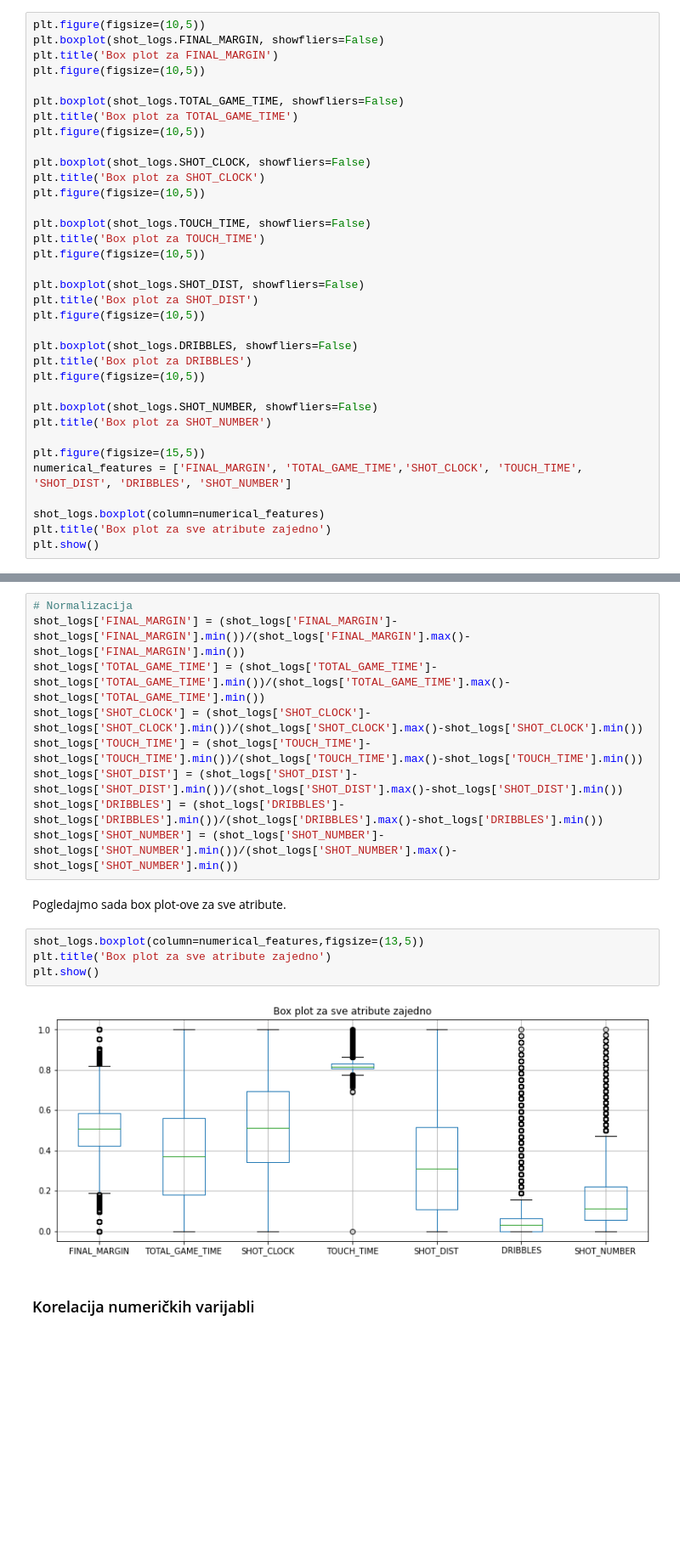
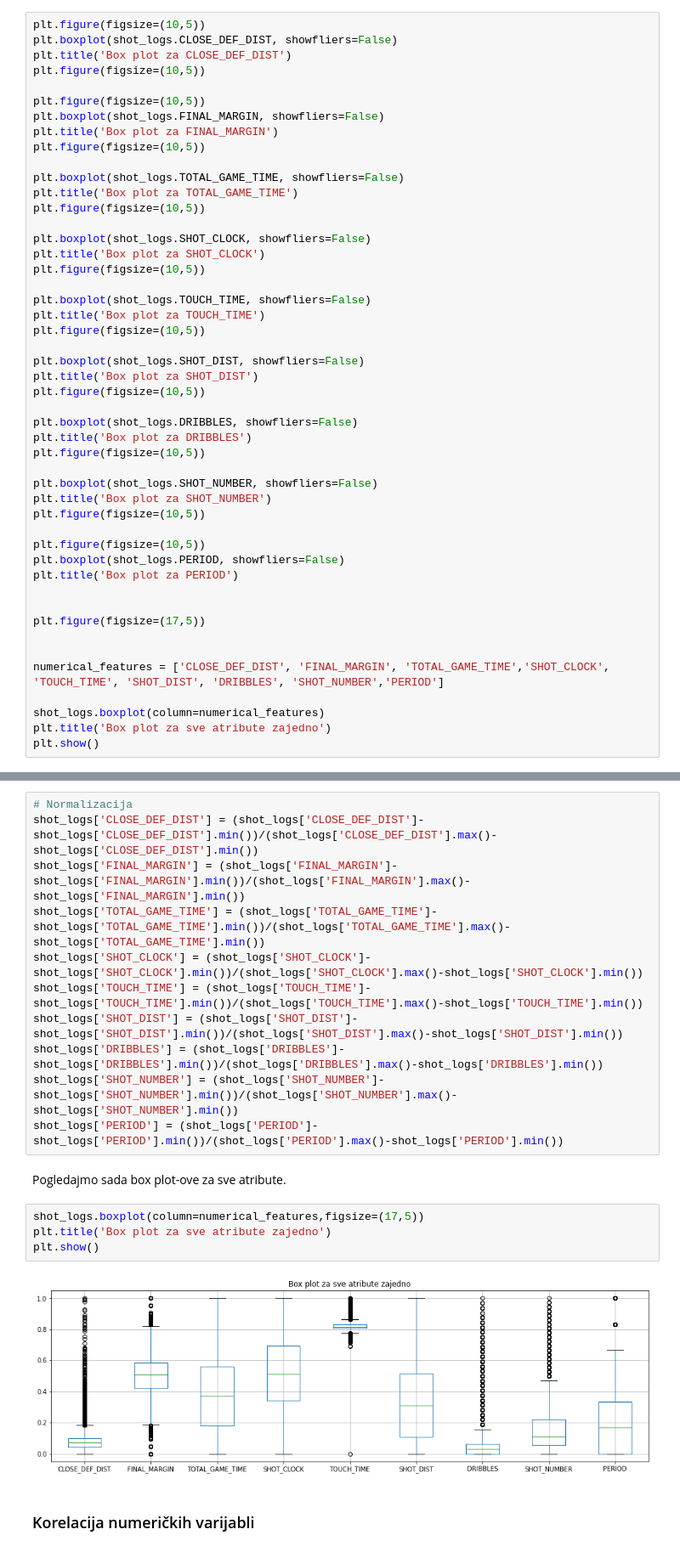
Before and after one commit to MladenDzida/NBA-Shot-Prediction, a Jupyter notebook: nba_shot_prediction.ipynb, the cells around one changed output, grey strips where cells are left out. Shown at 85% size. Drawn from its saved outputs; the diff is of its cells as text; blank space fills up the shorter version.

```diff
--- a/nba_shot_prediction.ipynb
+++ b/nba_shot_prediction.ipynb
@@ -272,6 +272,11 @@ print(shot_logs[['GAME_CLOCK','PERIOD','TOTAL_GAME_TIME']])
 
 [122502 rows x 3 columns]
 # %%
+plt.figure(figsize=(10,5))
+plt.boxplot(shot_logs.CLOSE_DEF_DIST, showfliers=False)
+plt.title('Box plot za CLOSE_DEF_DIST')
+plt.figure(figsize=(10,5))
+
 plt.figure(figsize=(10,5))
 plt.boxplot(shot_logs.FINAL_MARGIN, showfliers=False)
 plt.title('Box plot za FINAL_MARGIN')
@@ -299,9 +304,17 @@ plt.figure(figsize=(10,5))
 
 plt.boxplot(shot_logs.SHOT_NUMBER, showfliers=False)
 plt.title('Box plot za SHOT_NUMBER')
+plt.figure(figsize=(10,5))
 
-plt.figure(figsize=(15,5))
-numerical_features = ['FINAL_MARGIN', 'TOTAL_GAME_TIME','SHOT_CLOCK', 'TOUCH_TIME', 'SHOT_DIST', 'DRIBBLES', 'SHOT_NUMBER']
+plt.figure(figsize=(10,5))
+plt.boxplot(shot_logs.PERIOD, showfliers=False)
+plt.title('Box plot za PERIOD')
+
+
+plt.figure(figsize=(17,5))
+
+
+numerical_features = ['CLOSE_DEF_DIST', 'FINAL_MARGIN', 'TOTAL_GAME_TIME','SHOT_CLOCK', 'TOUCH_TIME', 'SHOT_DIST', 'DRIBBLES', 'SHOT_NUMBER','PERIOD']
 
 shot_logs.boxplot(column=numerical_features)
 plt.title('Box plot za sve atribute zajedno')
@@ -320,6 +337,7 @@ plt.show()
 Provest ću normalizaciju atributa kako bi bili na istoj skali i jednako vrijedni
 # %%
 # Normalizacija
+shot_logs['CLOSE_DEF_DIST'] = (shot_logs['CLOSE_DEF_DIST']-shot_logs['CLOSE_DEF_DIST'].min())/(shot_logs['CLOSE_DEF_DIST'].max()-shot_logs['CLOSE_DEF_DIST'].min())
 shot_logs['FINAL_MARGIN'] = (shot_logs['FINAL_MARGIN']-shot_logs['FINAL_MARGIN'].min())/(shot_logs['FINAL_MARGIN'].max()-shot_logs['FINAL_MARGIN'].min())
 shot_logs['TOTAL_GAME_TIME'] = (shot_logs['TOTAL_GAME_TIME']-shot_logs['TOTAL_GAME_TIME'].min())/(shot_logs['TOTAL_GAME_TIME'].max()-shot_logs['TOTAL_GAME_TIME'].min())
 shot_logs['SHOT_CLOCK'] = (shot_logs['SHOT_CLOCK']-shot_logs['SHOT_CLOCK'].min())/(shot_logs['SHOT_CLOCK'].max()-shot_logs['SHOT_CLOCK'].min())
@@ -327,14 +345,15 @@ shot_logs['TOUCH_TIME'] = (shot_logs['TOUCH_TIME']-shot_logs['TOUCH_TIME'].min()
 shot_logs['SHOT_DIST'] = (shot_logs['SHOT_DIST']-shot_logs['SHOT_DIST'].min())/(shot_logs['SHOT_DIST'].max()-shot_logs['SHOT_DIST'].min())
 shot_logs['DRIBBLES'] = (shot_logs['DRIBBLES']-shot_logs['DRIBBLES'].min())/(shot_logs['DRIBBLES'].max()-shot_logs['DRIBBLES'].min())
 shot_logs['SHOT_NUMBER'] = (shot_logs['SHOT_NUMBER']-shot_logs['SHOT_NUMBER'].min())/(shot_logs['SHOT_NUMBER'].max()-shot_logs['SHOT_NUMBER'].min())
+shot_logs['PERIOD'] = (shot_logs['PERIOD']-shot_logs['PERIOD'].min())/(shot_logs['PERIOD'].max()-shot_logs['PERIOD'].min())
 # %% [markdown]
 Pogledajmo sada box plot-ove za sve atribute.
 # %%
-shot_logs.boxplot(column=numerical_features,figsize=(13,5))
+shot_logs.boxplot(column=numerical_features,figsize=(17,5))
 plt.title('Box plot za sve atribute zajedno')
 plt.show()
 # %% [output]
-[figure, old version]
+[figure, new version]
 # %% [markdown]
 ### Korelacija numeričkih varijabli
 # %%
```
Also changed, not shown: parts of 25 cells of this notebook.
